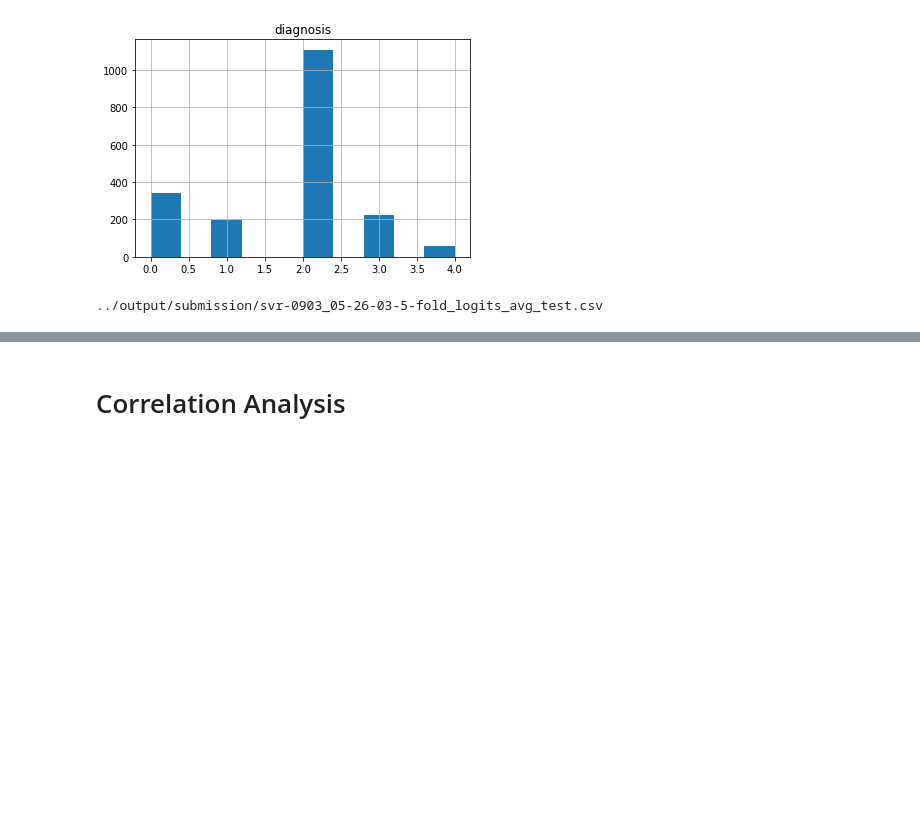
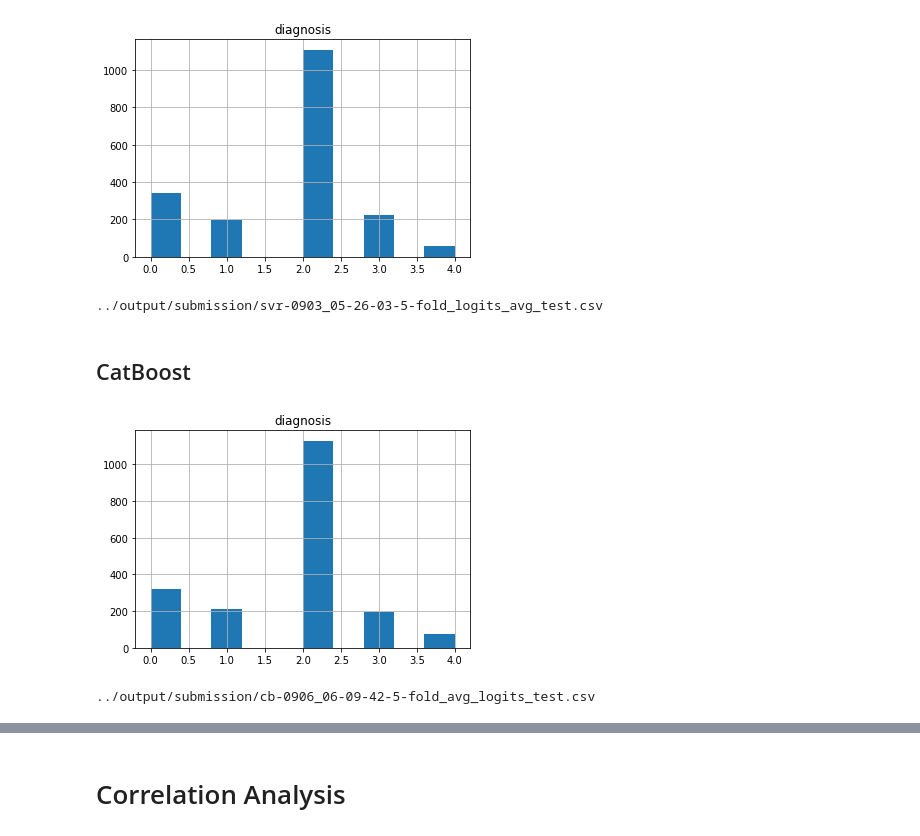
Before and after one commit to mikelkl/APTOS2019, a Jupyter notebook: notebooks/stacking-logits.ipynb, the cells around one changed output, grey strips where cells are left out. Saved outputs shown, nothing was run; the diff lists cells and outputs as text; code cells hidden in the pictures; blank space fills up the shorter version.

```diff
--- a/notebooks/stacking-logits.ipynb
+++ b/notebooks/stacking-logits.ipynb
@@ -443,2 +512,23 @@ svr-0903_05-26-03
 # %% [markdown]
 # Test
+# %%
+b3_test_logits_list = []
+for m in b3_models:
+    logits = np.load("../output/stacking/{}_logits_test.npy".format(m))
+    b3_test_logits_list.append(logits)
+
+    print(logits.shape)
+
+b4_test_logits_list = []
+for m in b4_models:
+    logits = np.load("../output/stacking/{}_logits_test.npy".format(m))
+    b4_test_logits_list.append(logits)
+
+    print(logits.shape)
+
+b5_test_logits_list = []
+for m in b5_models:
+    logits = np.load("../output/stacking/{}_logits_test.npy".format(m))
+    b5_test_logits_list.append(logits)
+
+    print(logits.shape)
@@ -591,3 +697,27 @@ print(submition_filename)
 # %% [output]
 [figure]
 ../output/submission/svr-0903_05-26-03-5-fold_logits_avg_test.csv
+# %% [markdown]
+## CatBoost
+# %%
+b3_test_avg_feats = np.average(b3_test_logits_list, axis=0)
+b4_test_avg_feats = np.average(b4_test_logits_list, axis=0)
+b5_test_avg_feats = np.average(b5_test_logits_list, axis=0)
+
+
+X_test = np.concatenate([b3_test_avg_feats, b4_test_avg_feats, b5_test_avg_feats], axis=1)
+y_pred = cb.predict(X_test)
+
+y_pred = np.round(y_pred)
+
+test_df.diagnosis = y_pred.astype(int)
+
+test_df.hist()
+plt.show()
+
+submition_filename = "../output/submission/{}-5-fold_avg_logits_test.csv".format(model_save_name)
+test_df.to_csv(submition_filename, index=False)
+print(submition_filename)
+# %% [output]
+[figure, added]
+../output/submission/cb-0906_06-09-42-5-fold_avg_logits_test.csv
```
Also changed, not shown: parts of 20 cells of this notebook, 10 other files.
